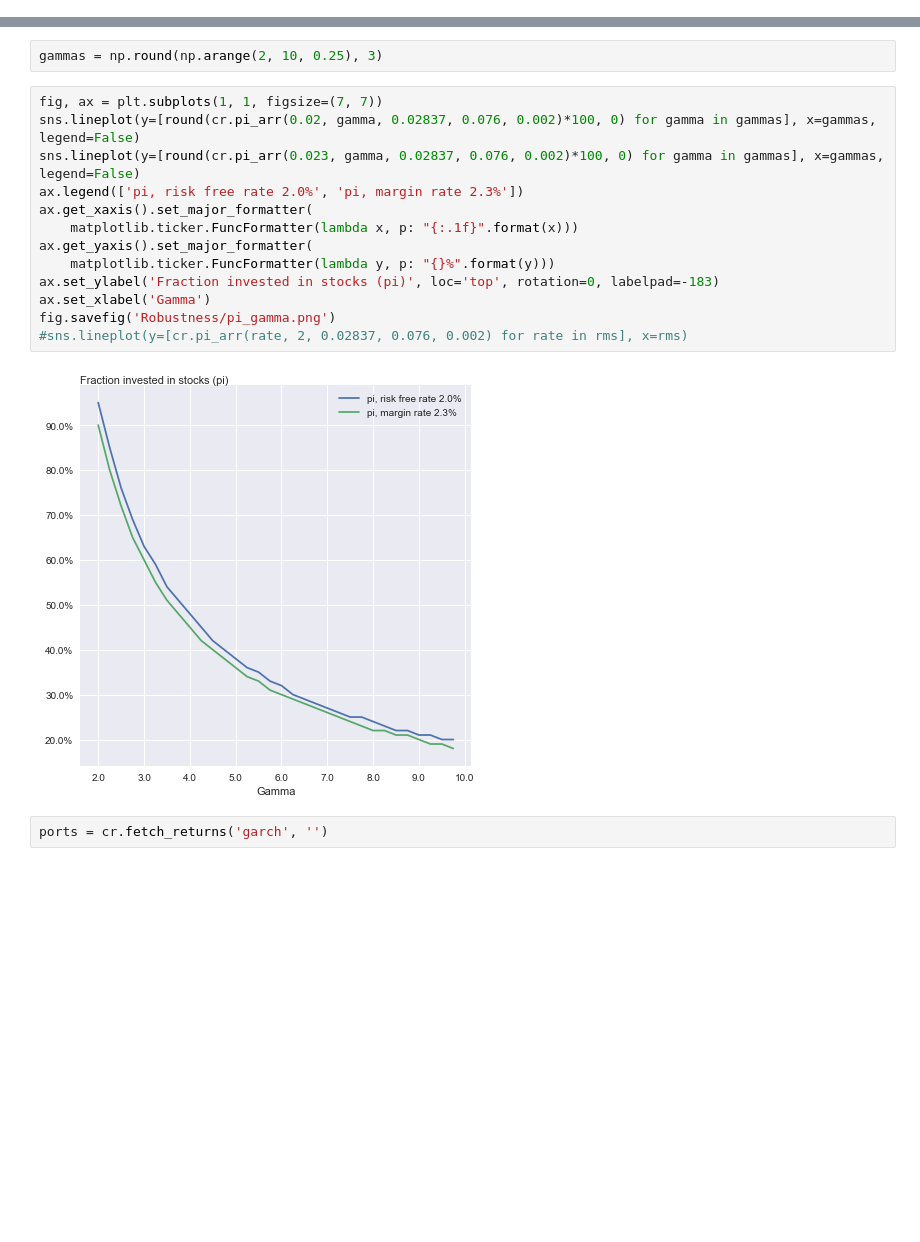
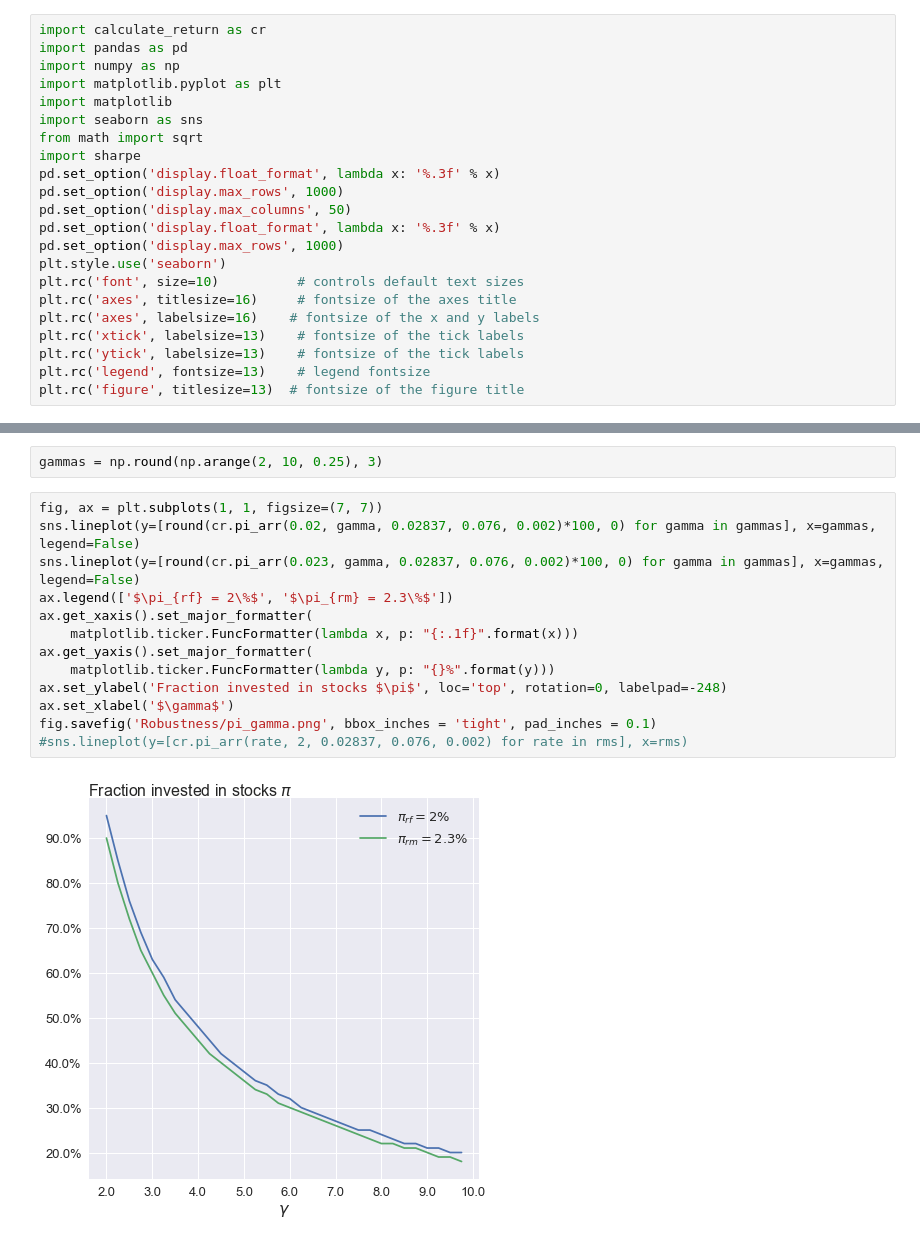
Before and after one commit to neriksen/applied_finance, a Jupyter notebook: robustness_risk_aversion.ipynb, the cells around one changed output, grey strips where cells are left out. Cells and saved outputs as stored; diff of their text form; blank space fills up the shorter version.

```diff
--- a/robustness_risk_aversion.ipynb
+++ b/robustness_risk_aversion.ipynb
@@ -10,3 +3,25 @@ plt.style.use('seaborn')
+# %%
+import calculate_return as cr
+import pandas as pd
+import numpy as np
+import matplotlib.pyplot as plt
+import matplotlib
+import seaborn as sns
+from math import sqrt
+import sharpe
+pd.set_option('display.float_format', lambda x: '%.3f' % x)
+pd.set_option('display.max_rows', 1000)
+pd.set_option('display.max_columns', 50)
+pd.set_option('display.float_format', lambda x: '%.3f' % x)
+pd.set_option('display.max_rows', 1000)
+plt.style.use('seaborn')
+plt.rc('font', size=10)          # controls default text sizes
+plt.rc('axes', titlesize=16)     # fontsize of the axes title
+plt.rc('axes', labelsize=16)    # fontsize of the x and y labels
+plt.rc('xtick', labelsize=13)    # fontsize of the tick labels
+plt.rc('ytick', labelsize=13)    # fontsize of the tick labels
+plt.rc('legend', fontsize=13)    # legend fontsize
+plt.rc('figure', titlesize=13)  # fontsize of the figure title
 # %% [markdown]
 ### How is pi affected by increasing interest rates?
 # %%
@@ -14,17 +29,15 @@ gammas = np.round(np.arange(2, 10, 0.25), 3)
 # %%
 fig, ax = plt.subplots(1, 1, figsize=(7, 7))
 sns.lineplot(y=[round(cr.pi_arr(0.02, gamma, 0.02837, 0.076, 0.002)*100, 0) for gamma in gammas], x=gammas, legend=False)
 sns.lineplot(y=[round(cr.pi_arr(0.023, gamma, 0.02837, 0.076, 0.002)*100, 0) for gamma in gammas], x=gammas, legend=False)
-ax.legend(['pi, risk free rate 2.0%', 'pi, margin rate 2.3%'])
+ax.legend(['$\pi_{rf} = 2\%$', '$\pi_{rm} = 2.3\%$'])
 ax.get_xaxis().set_major_formatter(
     matplotlib.ticker.FuncFormatter(lambda x, p: "{:.1f}".format(x)))
 ax.get_yaxis().set_major_formatter(
     matplotlib.ticker.FuncFormatter(lambda y, p: "{}%".format(y)))
-ax.set_ylabel('Fraction invested in stocks (pi)', loc='top', rotation=0, labelpad=-183)
-ax.set_xlabel('Gamma')
-fig.savefig('Robustness/pi_gamma.png')
+ax.set_ylabel('Fraction invested in stocks $\pi$', loc='top', rotation=0, labelpad=-248)
+ax.set_xlabel('$\gamma$')
+fig.savefig('Robustness/pi_gamma.png', bbox_inches = 'tight', pad_inches = 0.1)
 #sns.lineplot(y=[cr.pi_arr(rate, 2, 0.02837, 0.076, 0.002) for rate in rms], x=rms)
 # %% [output]
-[figure, old version]
+[figure, new version]
-# %%
-ports = cr.fetch_returns('garch', '')
```
Also changed, not shown: parts of 11 cells of this notebook, 2 other files.
